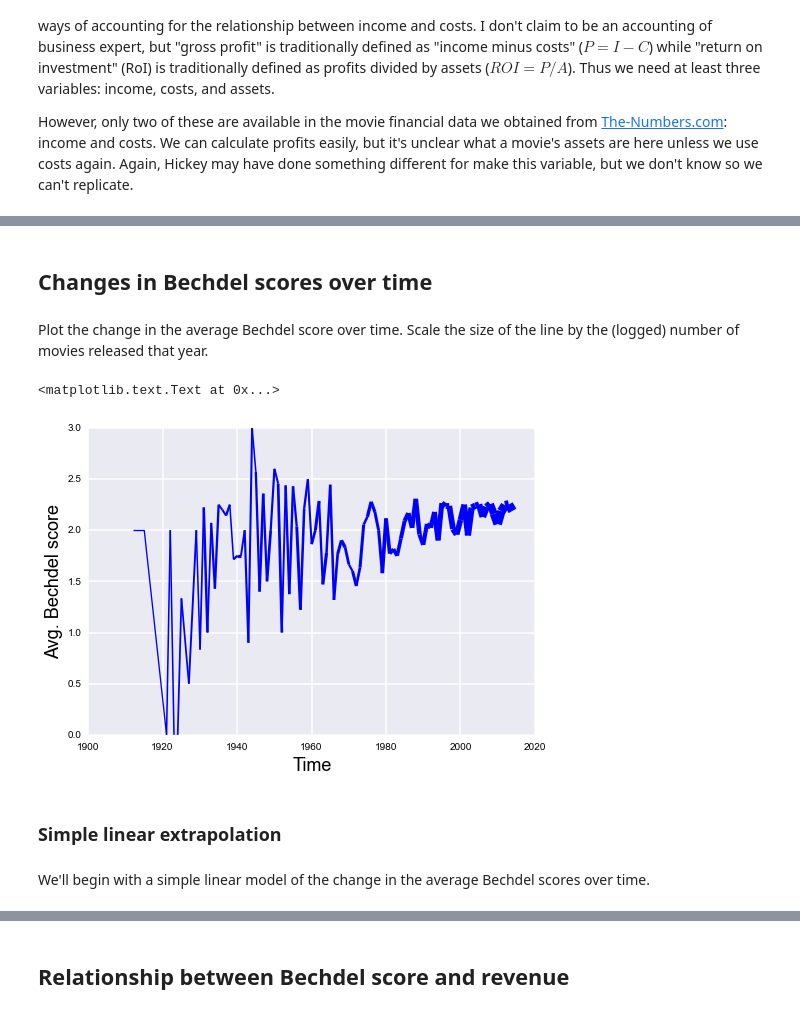
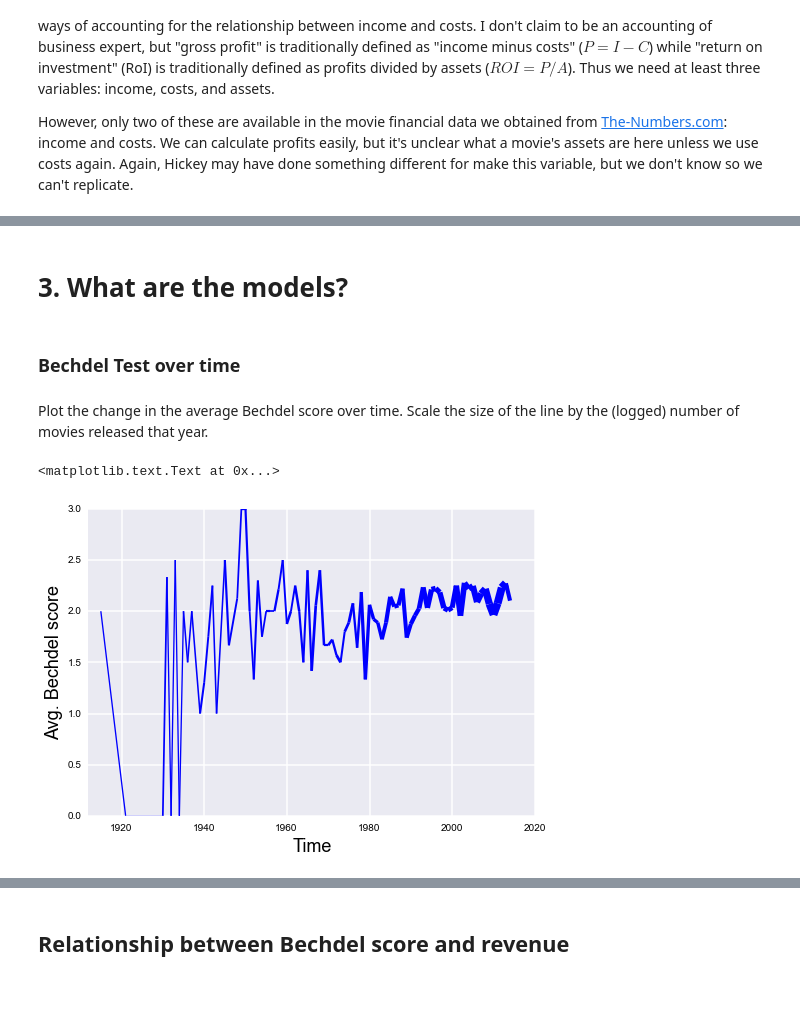
Before and after one commit to brianckeegan/Bechdel, a Jupyter notebook: Bechdel_test.ipynb, the cells around one changed output, grey strips where cells are left out. Saved outputs shown, nothing was run; the diff lists cells and outputs as text; code cells hidden in the pictures.

```diff
--- a/Bechdel_test.ipynb
+++ b/Bechdel_test.ipynb
@@ -112,0 +111,4 @@ Read in BLS CPI data for inflation.
+# %%
+numbers_df = pd.read_csv('revenue.csv',encoding='utf8',index_col=0)
+numbers_df['Released'] = pd.to_datetime(numbers_df['Released'],unit='D')
+numbers_df.tail()
@@ -172,5 +178,5 @@ ratings_df.tail()
 # %%
-ratings_df['new_rating'] = ratings_df['rating']
+ratings_df['new_rating'] = pd.Series(index=ratings_df.index)
 ratings_df.loc[((ratings_df['dubious'] == u'0') & (ratings_df['rating'] == 0)),'new_rating'] = 0.0
 ratings_df.loc[((ratings_df['dubious'] == u'1') & (ratings_df['rating'] == 1)),'new_rating'] = 0.5
 ratings_df.loc[((ratings_df['dubious'] == u'0') & (ratings_df['rating'] == 1)),'new_rating'] = 1.0
@@ -178,3 +184,7 @@ ratings_df.loc[((ratings_df['dubious'] == u'1') & (ratings_df['rating'] == 2)),'
 ratings_df.loc[((ratings_df['dubious'] == u'0') & (ratings_df['rating'] == 2)),'new_rating'] = 2.0
 ratings_df.loc[((ratings_df['dubious'] == u'1') & (ratings_df['rating'] == 3)),'new_rating'] = 2.5
 ratings_df.loc[((ratings_df['dubious'] == u'0') & (ratings_df['rating'] == 3)),'new_rating'] = 3.0
+# %%
+ratings_df.dropna(subset=['title'],inplace=True)
+ratings_df2 = ratings_df[['rating','new_rating','title']]
+ratings_df2.head()
@@ -335,0 +321,8 @@ df.tail(2).T
+# %%
+df = imdb_df.join(ratings_df2,how='inner').reset_index()
+df = pd.merge(df,numbers_df,left_on=['Title','Year'],right_on=['Movie','Year'])
+df['Year'] = df['Released_x'].apply(lambda x:x.year)
+df['Adj_Revenue'] = df.apply(lambda x:x['Revenue']*inflator[x['Year']],axis=1)
+df['Adj_Budget'] = df.apply(lambda x:x['Budget']*inflator[x['Year']],axis=1)
+
+df.tail(2).T
@@ -363,28 +359,27 @@ plt.ylabel('Number of Movies',fontsize=18)
+# %% [markdown]
+# 3. What are the models?
 # %% [markdown]
-## Changes in Bechdel scores over time
+### Bechdel Test over time
 # %% [markdown]
 Plot the change in the average Bechdel score over time. Scale the size of the line by the (logged) number of movies released that year.
 # %%
 # Do some fancy re-indexing and groupby operations to get
 # average scores and number of movies between 1912 and 2013
-avg_bechdel = df.set_index('Released_x').groupby(lambda x:x.year)['new_rating'].agg(np.mean).ix[1912:]
-num_movies = df.set_index('Released_x').groupby(lambda x:x.year)['new_rating'].agg(lambda x:np.power(len(x)+1,1/2.5)).ix[1912:]
+avg_bechdel = df.set_index('Released_x').groupby(lambda x:x.year)['new_rating'].agg(np.mean)
+num_movies = df.set_index('Released_x').groupby(lambda x:x.year)['new_rating'].agg(lambda x:np.power(len(x)+1,1/2.5))
 
 # Changing line widths from: http://stackoverflow.com/questions/19862011/matplotlib-change-linewidth-on-line-segments-using-list
-coords = dict(avg_bechdel).items()
+coords = sorted(dict(avg_bechdel).items(),key=lambda x:x[0])
 lines = [(start, end) for start, end in zip(coords[:-1], coords[1:])]
 lines = LineCollection(lines, linewidths=dict(num_movies).values())
 
 # Plot the figure
 fig, ax = plt.subplots()
 ax.add_collection(lines)
 plt.autoscale()
+plt.xlim((1912,2020))
 plt.xlabel('Time',fontsize=18)
 plt.ylabel('Avg. Bechdel score',fontsize=18)
 # %% [output]
 <matplotlib.text.Text at 0x...>
-[figure, old version]
+[figure, new version]
-# %% [markdown]
-### Simple linear extrapolation
-# %% [markdown]
-We'll begin with a simple linear model of the change in the average Bechdel scores over time.
```
Also changed, not shown: parts of 54 cells of this notebook, 1 other file.
